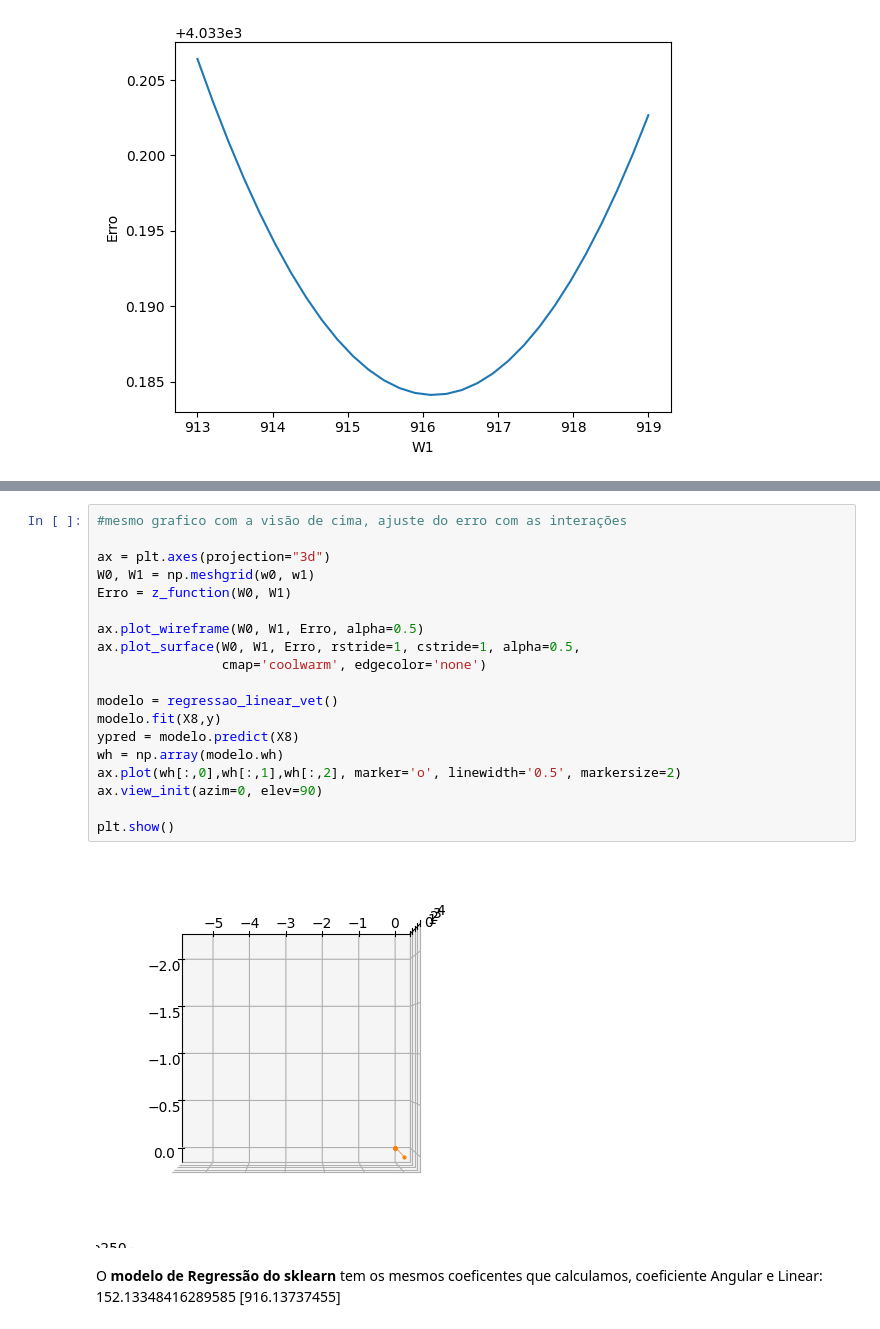
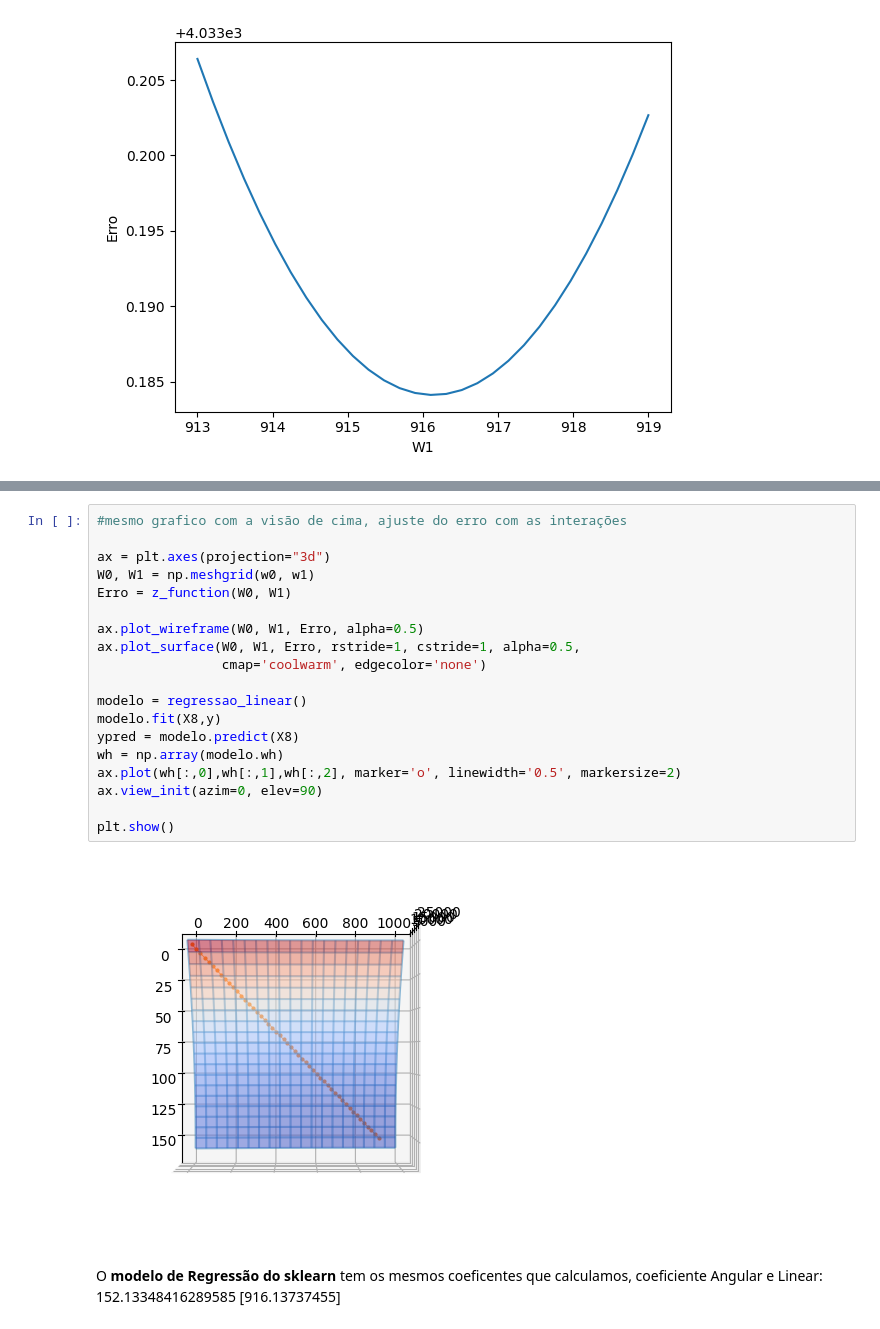
Before and after one commit to juridicodiniz/devai, a Jupyter notebook: 1_FernandoDIniz_Atividade_aula_1.ipynb, the cells around one changed output, grey strips where cells are left out. Cells and saved outputs as stored; diff of their text form.

```diff
--- a/1_FernandoDIniz_Atividade_aula_1.ipynb
+++ b/1_FernandoDIniz_Atividade_aula_1.ipynb
@@ -467,24 +456,24 @@ plt.show()
 # %%
 #mesmo grafico com a visão de cima, ajuste do erro com as interações
 
 ax = plt.axes(projection="3d")
 W0, W1 = np.meshgrid(w0, w1)
 Erro = z_function(W0, W1)
 
 ax.plot_wireframe(W0, W1, Erro, alpha=0.5)
 ax.plot_surface(W0, W1, Erro, rstride=1, cstride=1, alpha=0.5,
                 cmap='coolwarm', edgecolor='none')
 
-modelo = regressao_linear_vet()
+modelo = regressao_linear()
 modelo.fit(X8,y)
 ypred = modelo.predict(X8)
 wh = np.array(modelo.wh)
 ax.plot(wh[:,0],wh[:,1],wh[:,2], marker='o', linewidth='0.5', markersize=2)
 ax.view_init(azim=0, elev=90)
 
 plt.show()
 # %% [output]
-[figure, old version]
+[figure, new version]
 # %% [markdown]
 O **modelo de Regressão do sklearn** tem os mesmos coeficentes que calculamos, coeficiente Angular e Linear:
 152.13348416289585 [916.13737455]
```
Also changed, not shown: parts of 2 cells of this notebook.
